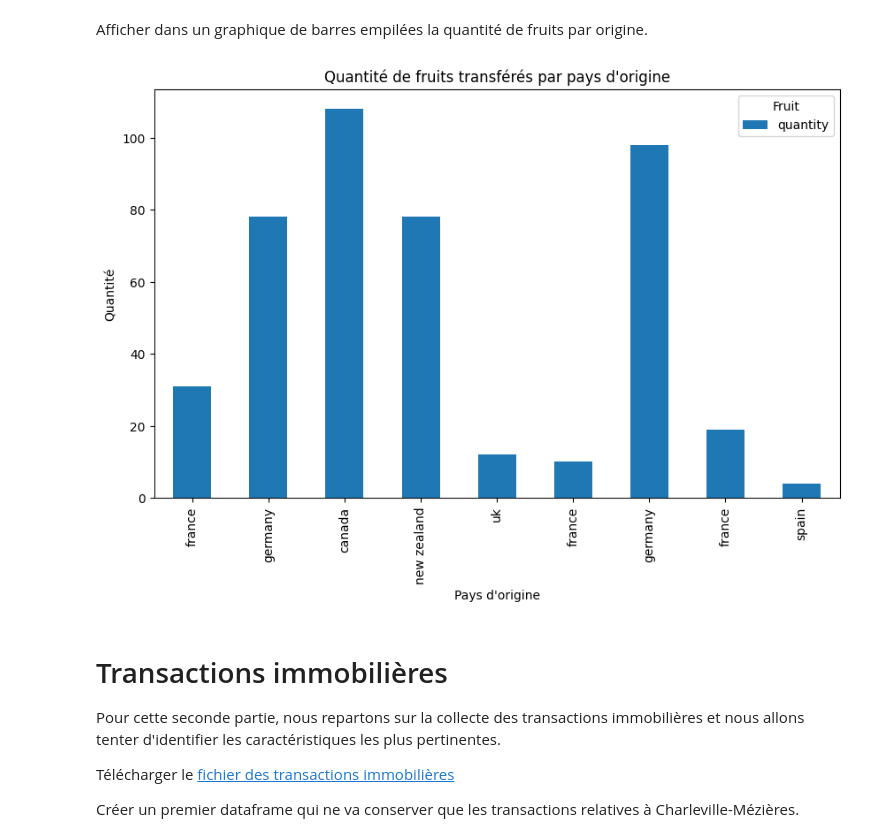
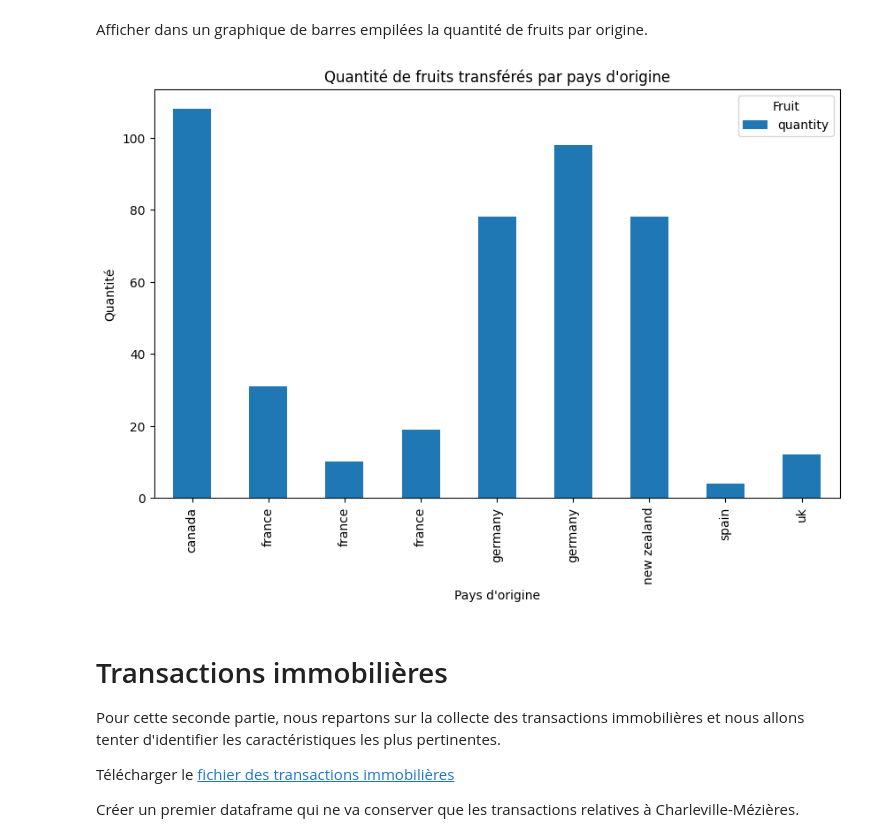
Before and after one commit to zafus-rkt/tp, a Jupyter notebook: tp_fouille_donnees_pandas.ipynb, the cells around one changed output. Saved outputs shown, nothing was run; the diff lists cells and outputs as text; code cells hidden in the pictures.

```diff
--- a/tp_fouille_donnees_pandas.ipynb
+++ b/tp_fouille_donnees_pandas.ipynb
@@ -205,15 +205,16 @@ basketFull_max_quantite
 # %% [markdown]
 Afficher dans un graphique de barres empilées la quantité de fruits par origine.
 # %%
-result = basketFull.groupby(['fruit', 'origin']).sum().reset_index()
+result = basketFull.groupby(['origin','fruit']).sum().reset_index()
+#je n'ai pas trouvé comment éviter que j'ai une duplication des origines
 result.plot(kind='bar', x='origin', y='quantity', stacked=True, figsize=(10, 6))
 plt.xlabel('Pays d\'origine')
 plt.ylabel('Quantité')
 plt.title('Quantité de fruits transférés par pays d\'origine')
 plt.legend(title='Fruit')
 plt.show()
 # %% [output]
-[figure, old version]
+[figure, new version]
 # %% [markdown]
 # Transactions immobilières
 
```
Also changed, not shown: parts of 4 cells of this notebook.
